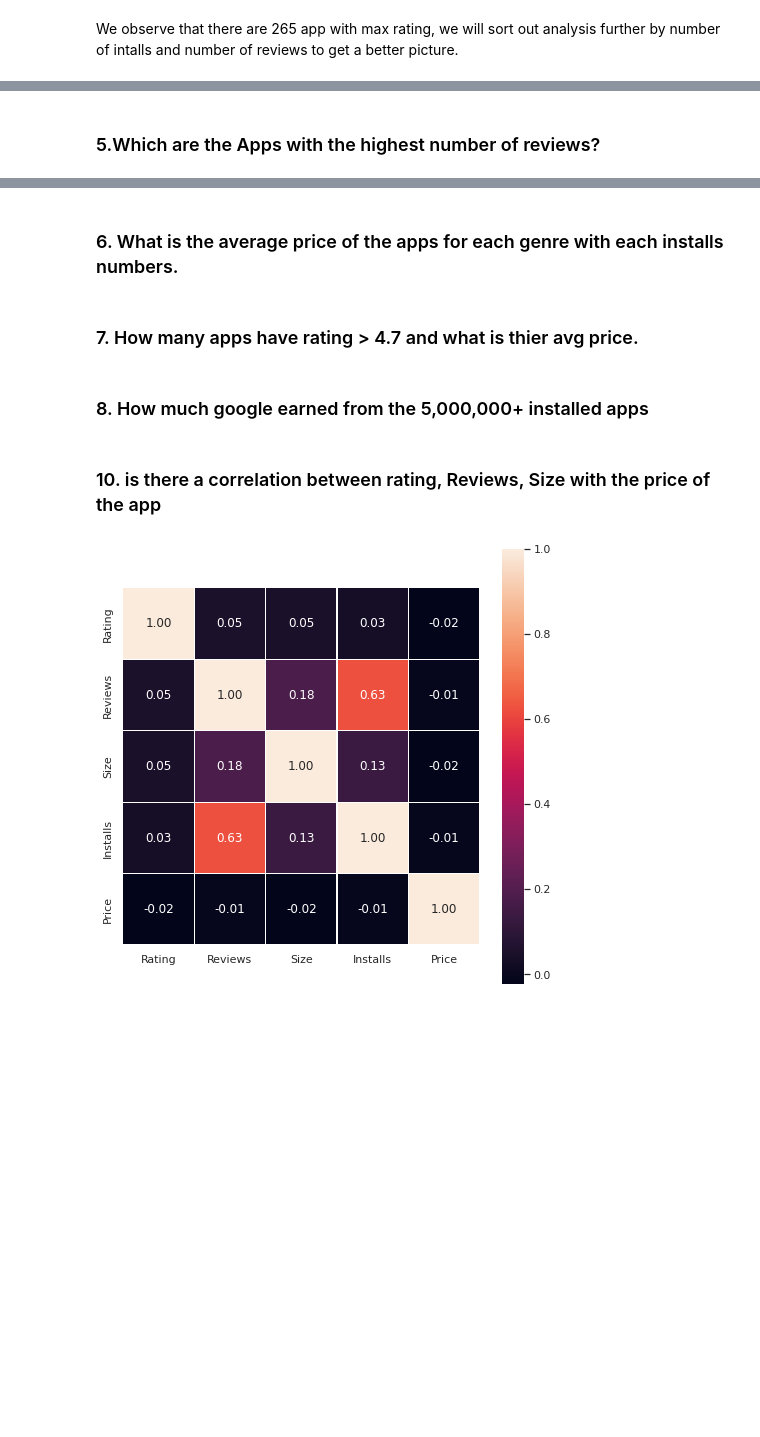
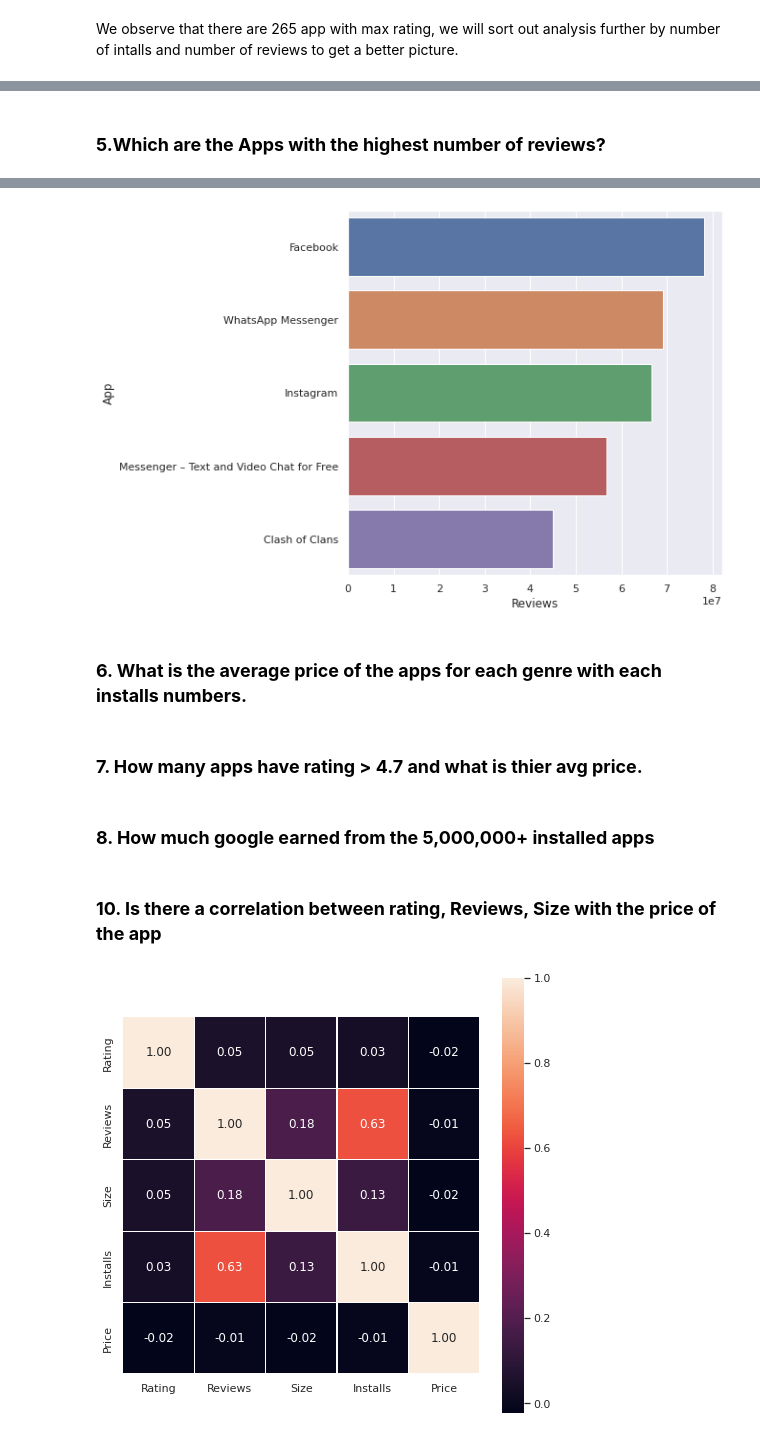
Before and after one commit to smriti192002/play_store_app, a Jupyter notebook: EDA_PROJECT_Play_Store_App_Review_Analysis.ipynb, the cells around one changed output, grey strips where cells are left out. Drawn from its saved outputs; the diff is of its cells as text; code cells hidden in the pictures; blank space fills up the shorter version.

```diff
--- a/EDA_PROJECT_Play_Store_App_Review_Analysis.ipynb
+++ b/EDA_PROJECT_Play_Store_App_Review_Analysis.ipynb
@@ -1046,9 +1104,10 @@ ddf[ddf['Rating']==5].sort_values(by=['Installs','Reviews'],ascending=False ,ign
 # %%
 #top5_rating_app = top10PaidApps[['App', 'Installs']]
 # %% [markdown]
-### 5.Which are the Apps with the highest number of reviews?
+### **5.Which are the Apps with the highest number of reviews?**
 # %%
-ddf.sort_values(by='Reviews',ascending=False ).head()
+highest_review=ddf.sort_values(by='Reviews',ascending=False ).head()
+highest_review
 # %% [output]
 |  | App | Category | Rating | Reviews | Size | Installs | Type | Price | Content Rating | Genres | ... |
 | 2002 | Facebook | SOCIAL | 4.1 | 78158306 | NaN | 1000000000 | Free | 0.0 | Teen | Social | ... |
@@ -1056,14 +1115,20 @@ ddf.sort_values(by='Reviews',ascending=False ).head()
 | 2003 | Instagram | SOCIAL | 4.5 | 66577313 | NaN | 1000000000 | Free | 0.0 | Teen | Social | ... |
 | 299 | Messenger – Text and Video Chat f... | COMMUNICATION | 4.0 | 56642847 | NaN | 1000000000 | Free | 0.0 | Everyone | Communication | ... |
 | 1372 | Clash of Clans | GAME | 4.6 | 44891723 | 98.0 | 100000000 | Free | 0.0 | Everyone 10+ | Strategy | ... |
+# %%
+top_review_app=highest_review.sort_values("Reviews",ascending=False,ignore_index=True).head(20)
+plt.figure(figsize=(7,7))
+sns.barplot(x="Reviews",y="App",data=top_review_app);
+# %% [output]
+[figure, added]
 # %% [markdown]
-### 6. What is the average price of the apps for each genre with each installs numbers.
+### **6. What is the average price of the apps for each genre with each installs numbers.**
 # %% [markdown]
-### 7. How many apps have rating > 4.7 and what is thier avg price.
+### **7. How many apps have rating > 4.7 and what is thier avg price.**
 # %% [markdown]
-### 8. How much google earned from the 5,000,000+ installed apps
+### **8. How much google earned from the 5,000,000+ installed apps**
 # %% [markdown]
-### 10. is there a correlation between rating, Reviews, Size with the price of the app
+### **10. Is there a correlation between rating, Reviews, Size with the price of the app**
 # %%
 fig, axes = plt.subplots(figsize=(8, 8))
 sns.heatmap(ddf.corr(), ax=axes, annot=True, linewidths=0.1, fmt='.2f', square=True)
```
Also changed, not shown: parts of 99 cells of this notebook.
